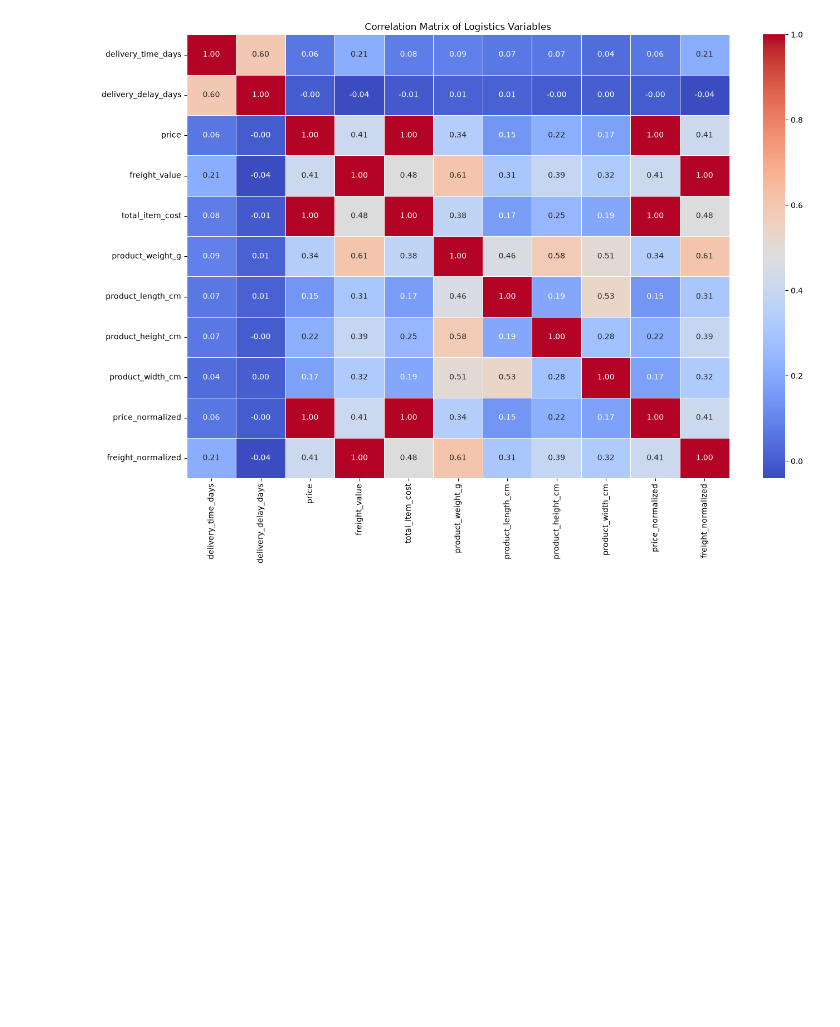
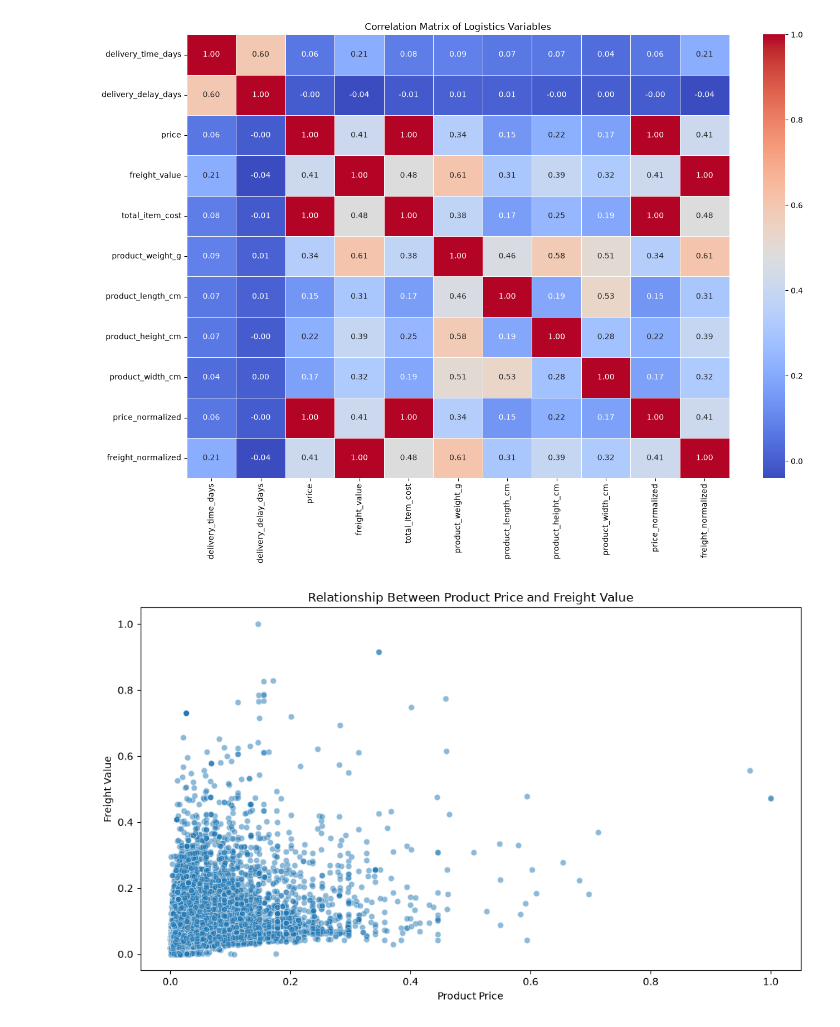
Before and after one commit to DRPatel75/Logistics_Data_Analysis, a Jupyter notebook: notebooks/03_advanced_eda_visualization.ipynb, the cells around one changed output. Cells and saved outputs as stored; diff of their text form; code cells hidden in the pictures; blank space fills up the shorter version.

```diff
--- a/notebooks/03_advanced_eda_visualization.ipynb
+++ b/notebooks/03_advanced_eda_visualization.ipynb
@@ -496,3 +496,28 @@ plt.savefig(
 plt.show()
 # %% [output]
 [figure]
+# %%
+plt.figure(figsize=(10, 6))
+
+sns.scatterplot(
+    data=df,
+    x="price",
+    y="freight_value",
+    alpha=0.5
+)
+
+plt.title("Relationship Between Product Price and Freight Value")
+plt.xlabel("Product Price")
+plt.ylabel("Freight Value")
+
+plt.tight_layout()
+
+plt.savefig(
+    "../screenshots/week3_price_freight_relationship.png",
+    dpi=300,
+    bbox_inches="tight"
+)
+
+plt.show()
+# %% [output]
+[figure, added]
```
Also changed, not shown: parts of 2 cells of this notebook, 3 other files.
